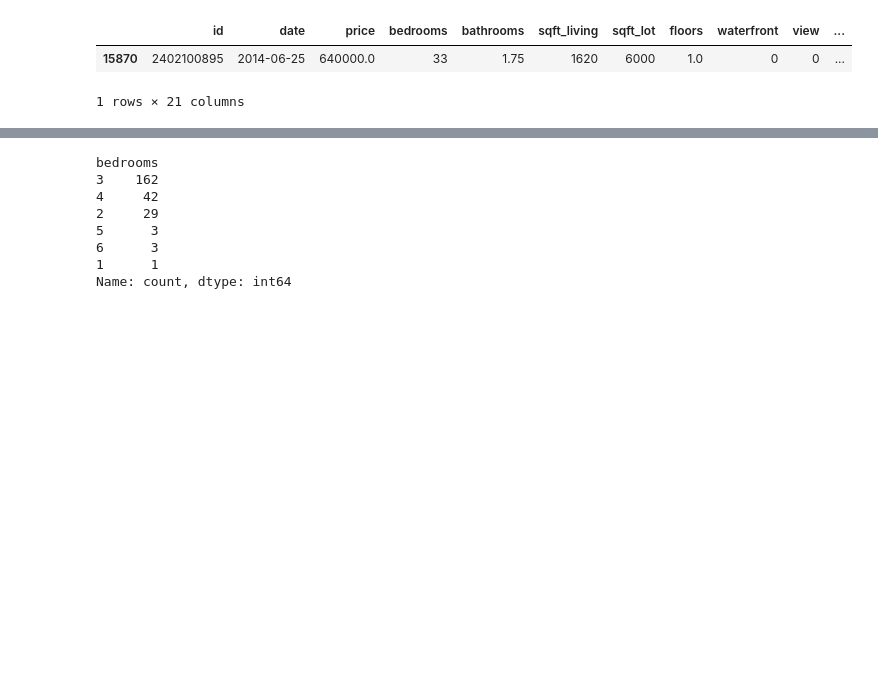
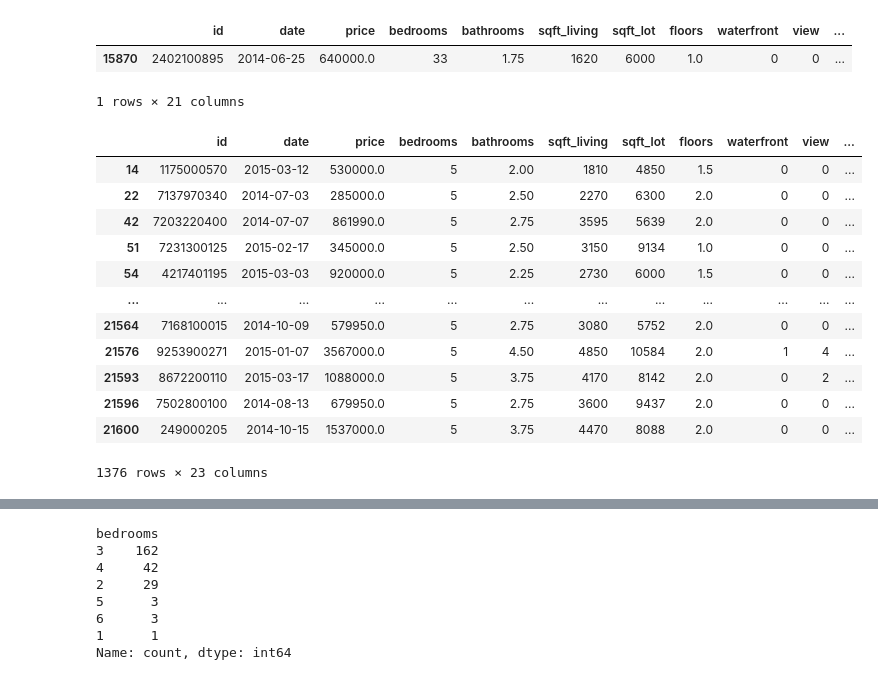
Before and after one commit to sherryyhyu/schulich_data_science, a Jupyter notebook: my_notebook.ipynb, the cells around one changed output, grey strips where cells are left out. Cells and saved outputs as stored; diff of their text form; code cells hidden in the pictures; blank space fills up the shorter version.

```diff
--- a/my_notebook.ipynb
+++ b/my_notebook.ipynb
@@ -87,6 +87,22 @@ df[df['bedrooms']==33]
 |  | id | date | price | bedrooms | bathrooms | sqft_living | sqft_lot | floors | waterfront | view | ... |
 | 15870 | 2402100895 | 2014-06-25 | 640000.0 | 33 | 1.75 | 1620 | 6000 | 1.0 | 0 | 0 | ... |
 1 rows × 21 columns
+# %%
+df[(df['bedrooms']==5)&(df['bathrooms']>=2)]
+# %% [output]
+|  | id | date | price | bedrooms | bathrooms | sqft_living | sqft_lot | floors | waterfront | view | ... |
+| 14 | 1175000570 | 2015-03-12 | 530000.0 | 5 | 2.00 | 1810 | 4850 | 1.5 | 0 | 0 | ... |
+| 22 | 7137970340 | 2014-07-03 | 285000.0 | 5 | 2.50 | 2270 | 6300 | 2.0 | 0 | 0 | ... |
+| 42 | 7203220400 | 2014-07-07 | 861990.0 | 5 | 2.75 | 3595 | 5639 | 2.0 | 0 | 0 | ... |
+| 51 | 7231300125 | 2015-02-17 | 345000.0 | 5 | 2.50 | 3150 | 9134 | 1.0 | 0 | 0 | ... |
+| 54 | 4217401195 | 2015-03-03 | 920000.0 | 5 | 2.25 | 2730 | 6000 | 1.5 | 0 | 0 | ... |
+| ... | ... | ... | ... | ... | ... | ... | ... | ... | ... | ... | ... |
+| 21564 | 7168100015 | 2014-10-09 | 579950.0 | 5 | 2.75 | 3080 | 5752 | 2.0 | 0 | 0 | ... |
+| 21576 | 9253900271 | 2015-01-07 | 3567000.0 | 5 | 4.50 | 4850 | 10584 | 2.0 | 1 | 4 | ... |
+| 21593 | 8672200110 | 2015-03-17 | 1088000.0 | 5 | 3.75 | 4170 | 8142 | 2.0 | 0 | 2 | ... |
+| 21596 | 7502800100 | 2014-08-13 | 679950.0 | 5 | 2.75 | 3600 | 9437 | 2.0 | 0 | 0 | ... |
+| 21600 | 249000205 | 2014-10-15 | 1537000.0 | 5 | 3.75 | 4470 | 8088 | 2.0 | 0 | 0 | ... |
+1376 rows × 23 columns
 # %%
 df[(df['sqft_living'] > 1500) & (df['sqft_living'] < 1800) & (df['price'] > 600000) & (df['price'] < 700000)]
 # %% [output]
```
Also changed, not shown: parts of 11 cells of this notebook.
